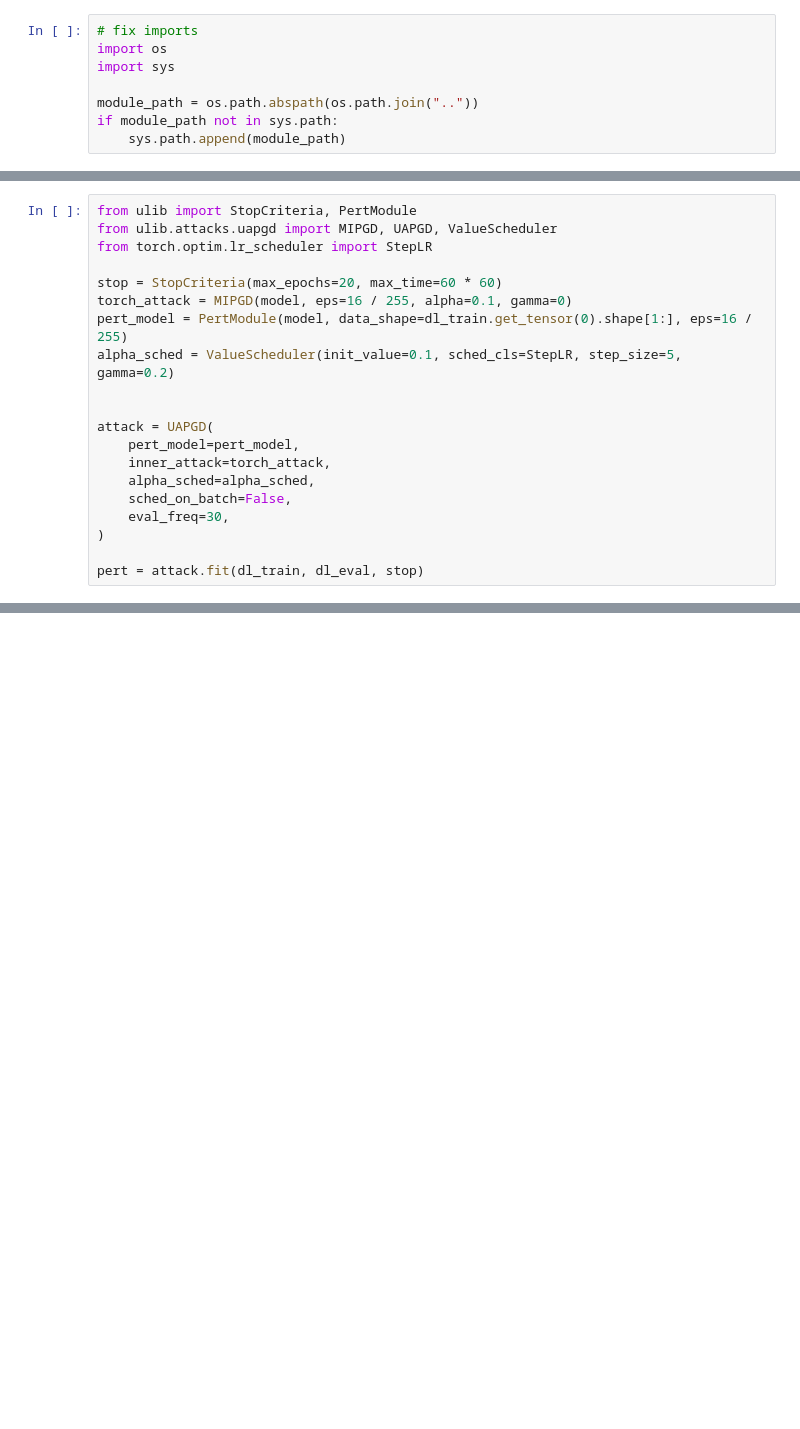
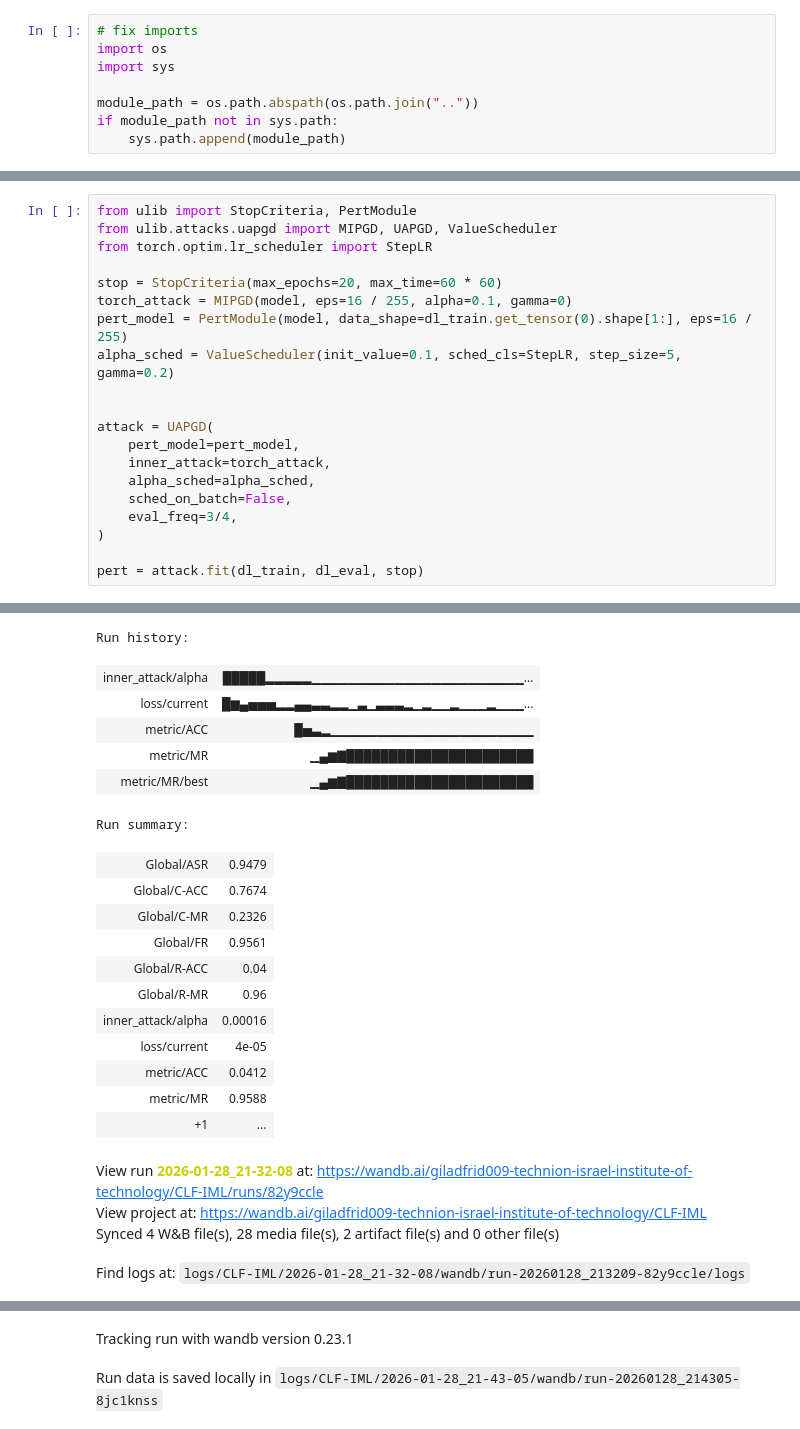
Before and after one commit to giladfrid009/ulib, a Jupyter notebook: notebooks/test_uapgd.ipynb, the cells around one changed output, grey strips where cells are left out. Cells and saved outputs as stored; diff of their text form; blank space fills up the shorter version.

```diff
--- a/notebooks/test_uapgd.ipynb
+++ b/notebooks/test_uapgd.ipynb
@@ -31,7 +40,8 @@ attack = UAPGD(
     inner_attack=torch_attack,
     alpha_sched=alpha_sched,
     sched_on_batch=False,
-    eval_freq=30,
+    eval_freq=3/4,
 )
 
 pert = attack.fit(dl_train, dl_eval, stop)
+# %% [output]
@@ -37,0 +51,22 @@ pert = attack.fit(dl_train, dl_eval, stop)
+Run history:
+| inner_attack/alpha | █████▂▂▂▂▂▁▁▁▁▁▁▁▁▁▁▁▁▁▁▁▁▁▁▁▁▁▁▁... |
+| loss/current | █▆▄▅▅▅▂▂▄▄▃▃▂▂▁▃▁▃▃▃▂▁▂▁▁▂▁▁▁▂▁▁▁... |
+| metric/ACC | █▅▃▂▁▁▁▁▁▁▁▁▁▁▁▁▁▁▁▁▁▁▁▁▁▁ |
+| metric/MR | ▁▄▆▇██████████████████████ |
+| metric/MR/best | ▁▄▆▇██████████████████████ |
+Run summary:
+| Global/ASR | 0.9479 |
+| Global/C-ACC | 0.7674 |
+| Global/C-MR | 0.2326 |
+| Global/FR | 0.9561 |
+| Global/R-ACC | 0.04 |
+| Global/R-MR | 0.96 |
+| inner_attack/alpha | 0.00016 |
+| loss/current | 4e-05 |
+| metric/ACC | 0.0412 |
+| metric/MR | 0.9588 |
+| +1 | ... |
+View run 2026-01-28_21-32-08 at: https://wandb.ai/giladfrid009-technion-israel-institute-of-technology/CLF-IML/runs/82y9ccle
+View project at: https://wandb.ai/giladfrid009-technion-israel-institute-of-technology/CLF-IML
+Synced 4 W&B file(s), 28 media file(s), 2 artifact file(s) and 0 other file(s)
+Find logs at: logs/CLF-IML/2026-01-28_21-32-08/wandb/run-20260128_213209-82y9ccle/logs
@@ -37,0 +74,2 @@ pert = attack.fit(dl_train, dl_eval, stop)
+Tracking run with wandb version 0.23.1
+Run data is saved locally in logs/CLF-IML/2026-01-28_21-43-05/wandb/run-20260128_214305-8jc1knss
```
Also changed, not shown: parts of 4 cells of this notebook, 6 other files.
